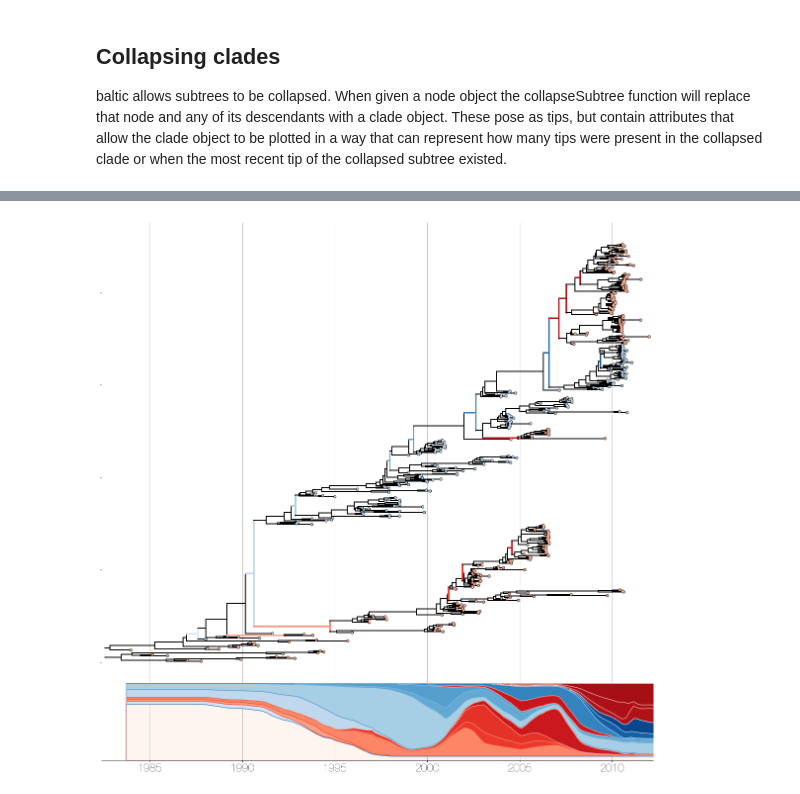
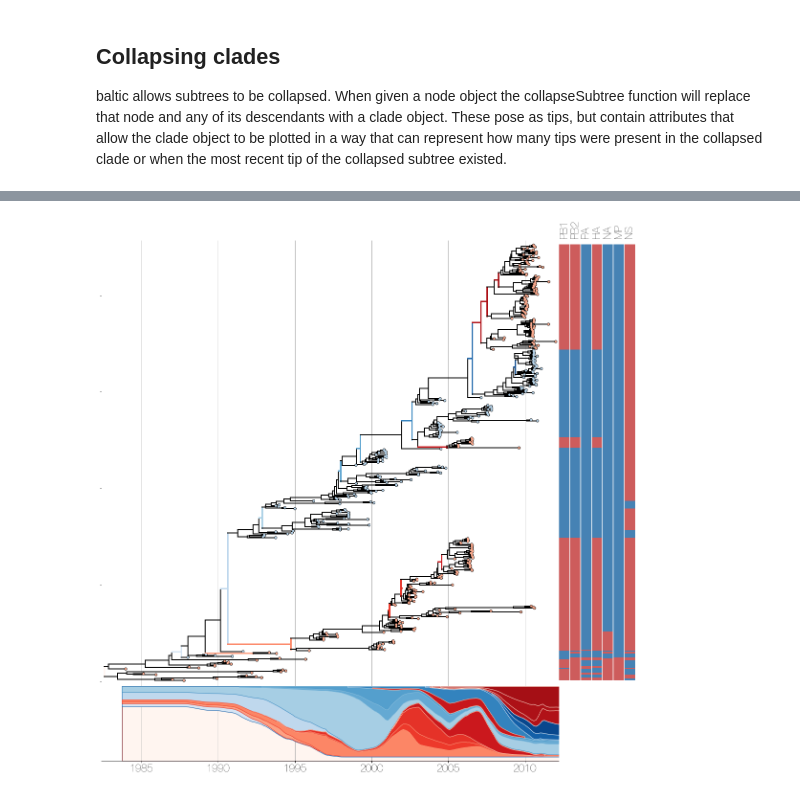
Before and after one commit to evogytis/baltic, a Jupyter notebook: austechia.ipynb, the cells around one changed output, grey strips where cells are left out. Saved outputs shown, nothing was run; the diff lists cells and outputs as text; code cells hidden in the pictures.

```diff
--- a/austechia.ipynb
+++ b/austechia.ipynb
@@ -626,6 +739,9 @@ foci=[all_tips[randomTip]] ## set it as focus - any tips listed here will be con
 
 controlDepth=max([trees[treeName].treeHeight for treeName in tree_names]) ## find the height of the highest tree
 
+effects=[path_effects.Stroke(linewidth=4, foreground='white'),
+                 path_effects.Stroke(linewidth=0.5, foreground='black')] ## black text, white outline
+
 for t,tr in enumerate(tree_names): ## iterate over trees
     baseCircle=2*np.pi*startFrom ## tree starts here along the circle
 
@@ -641,7 +757,7 @@ for t,tr in enumerate(tree_names): ## iterate over trees
         labelX=inwardSpace+1.05
     labelY=baseCircle+circFrac*np.pi
 
-    ax.text(np.sin(labelY)*labelX*1.05,np.cos(labelY)*labelX*1.05,'%s'%(tr[:-1]),size=30,rotation=-np.rad2deg(labelY),va='center',ha='center')
+    ax.text(np.sin(labelY)*labelX*1.05,np.cos(labelY)*labelX*1.05,'%s'%(tr[:-1]),size=30,rotation=-np.rad2deg(labelY),va='center',ha='center',path_effects=effects)
 
     treeBar=np.linspace(baseCircle,baseCircle+2*gap*circFrac*np.pi,40)
     ax.plot(np.sin(treeBar)*labelX,np.cos(treeBar)*labelX,lw=2,ls='-',color='k')
@@ -963,6 +1075,9 @@ branchWidth=2 ## default branch width
 ancestor=mtt.commonAncestor(['37','46'],numName=True) ## identify common ancestor node of two (or more) tips
 mtt.collapseSubtree(ancestor,'Collapsed node',widthFunction=lambda x:1) ## the width function transforms the number of descendant tips that the node had into an amount of vertical space that the clade will receive in the plotted tree
 mtt.sortBranches()
+
+effects=[path_effects.Stroke(linewidth=4, foreground='white'),
+                 path_effects.Stroke(linewidth=0.5, foreground='black')] ## black text, white outline
 
 for k in mtt.Objects: ## iterate over objects in tree
     x=k.x ## or from x position determined earlier
@@ -982,7 +1097,8 @@ for k in mtt.Objects: ## iterate over objects in tree
 
         ax.scatter(x,y,s=s,facecolor=c,edgecolor='none',zorder=11) ## plot circle for every tip
         ax.scatter(x,y,s=s+0.8*s,facecolor='k',edgecolor='none',zorder=10) ## plot black circle underneath
-        ax.text(x+30/365.0,y,'%s'%(k.numName),ha='left',va='center',size=12)
+
+        ax.text(x+30/365.0,y,'%s'%(k.numName),ha='left',va='center',size=12,path_effects=effects) ## note that path effects are being used
     elif k.branchType=='node': ## if node...
         ax.scatter(x,y,facecolor=c,s=50,edgecolor='none',zorder=10,lw=2,marker='|') ## mark every node in the tree to highlight that it's a multitype tree
         ax.plot([x,x],[k.children[-1].y,k.children[0].y],lw=branchWidth,color=c,ls='-',zorder=9)
@@ -1030,6 +1146,9 @@ print mtt.treeHeight
 
 fig,ax = plt.subplots(figsize=(10,10),facecolor='w')
 
+effects=[path_effects.Stroke(linewidth=4, foreground='white'),
+                 path_effects.Stroke(linewidth=0.5, foreground='black')] ## black text, white outline
+
 for k in mtt.Objects: ## iterate over objects in tree
     x=k.x ## or from x position determined earlier
     y=k.y ## get y position from .drawTree that was run earlier, but could be anything else
@@ -1049,11 +1168,11 @@ for k in mtt.Objects: ## iterate over objects in tree
         if isinstance(k,bt.leaf): ## if branch is a leaf object
             ax.scatter(x,y,s=s,facecolor=c,edgecolor='none',zorder=11) ## plot circle for every tip
             ax.scatter(x,y,s=s+0.8*s,facecolor='k',edgecolor='none',zorder=10) ## plot black circle underneath
-            ax.text(x+30/365.0,y,'%s'%(k.numName),ha='left',va='center',size=12)
+            ax.text(x+30/365.0,y,'%s'%(k.numName),ha='left',va='center',size=12,path_effects=effects)
         else: ## if not - it's actually a clade object
             clade=plt.Polygon(([x,y-0.001*len(mtt.Objects)],[x,y+0.001*len(mtt.Objects)],[k.lastHeight,y+k.width/2.0],[k.lastHeight,y-k.width/2.0]),facecolor=c,edgecolor='none',zorder=12) ## define a triangle polygon
             ax.add_patch(clade)
-            ax.text(k.lastHeight+30/365.0,y,'%s'%(k.numName),ha='left',va='center',size=12)
+            ax.text(k.lastHeight+30/365.0,y,'%s'%(k.numName),ha='left',va='center',size=12,path_effects=effects)
 
 
     elif k.branchType=='node': ## if node...
@@ -1145,10 +1296,10 @@ for n,nd in enumerate(ll.traverse_tree(include_all=True)[1:]): ## frequencies ar
 import matplotlib.gridspec as gridspec
 fig = plt.subplots(figsize=(20,20),facecolor='w')
 
-gs = gridspec.GridSpec(2, 1,height_ratios=[6,1],hspace=0.0)
-ax2 = plt.subplot(gs[0])
-ax= plt.subplot(gs[1],sharex=ax2)
-
+gs = gridspec.GridSpec(2, 2,height_ratios=[6,1],width_ratios=[6,1],hspace=0.0,wspace=0.0)
+ax_tree = plt.subplot(gs[0])
+ax_muller = plt.subplot(gs[2],sharex=ax_tree)
+ax_genome = plt.subplot(gs[1],sharey=ax_tree)
 condition=lambda x:(len([1 for k in x.children if k.branchType=='node' and len(k.leaves)>=12])==2)
 
 ll.sortBranches(descending=False)
@@ -1202,7 +1353,7 @@ def plot_subclade(ax, cfreq, clade, pivots):
 
 
 cfreq = np.zeros_like(pivots) ## empty list to hold trajectories
-plot_subclade(ax, cfreq, ll.root.children[-1], pivots)
+plot_subclade(ax_muller, cfreq, ll.root.children[-1], pivots)
 
 for k in ll.Objects:
 
@@ -1218,52 +1369,71 @@ for k in ll.Objects:
     colour='k'
     lw=2
     x=k.absoluteTime ## or from x position determined earlier
     y=k.y ## get y position from .drawTree that was run earlier, but could be anything else
 
     xp=k.parent.absoluteTime ## get x position of current object's parent
     if x==None: ## matplotlib won't plot Nones, like root
         x=0.0
     if xp==None:
         xp=x
 
     if k.branchType=='node':
         ly=k.children[0].y
         ry=k.children[-1].y
         if condition(k) or k.traits[traitName]!=k.parent.traits[traitName]:
 #             fr=k.y/ll.ySpan
             fr=k.height/ll.treeHeight
             colour=cmap(fr)
             lw=3
-        ax2.plot([x,x],[ly,ry],color=colour,lw=lw,zorder=3)
+        ax_tree.plot([x,x],[ly,ry],color=colour,lw=lw,zorder=3)
     else:
-        ax2.scatter(x,y,s=20,facecolor=cmap(0.3),edgecolor='none',zorder=4)
-        ax2.scatter(x,y,s=20*1.9,facecolor='k',edgecolor='none',zorder=3)
-    ax2.plot([xp,x],[y,y],color=colour,lw=lw,zorder=3)
+        ax_tree.scatter(x,y,s=20,facecolor=cmap(0.3),edgecolor='none',zorder=4)
+        ax_tree.scatter(x,y,s=20*1.9,facecolor='k',edgecolor='none',zorder=3)
+    ax_tree.plot([xp,x],[y,y],color=colour,lw=lw,zorder=3)
 
+
+segments=['PB1','PB2','PA','HA','NA','MP','NS'] ## keys for traits
+for k in ll.Objects: ## iterate over branches
+    for s in range(len(segments)): ## iterate over trait keys
+        c=['indianred' if k.traits[segments[s]]=='V' else 'steelblue'][0] ## red for V, blue for Y
+        lineage=plt.Rectangle((s,k.y),1,1,facecolor=c,edgecolor='none') ## rectangle with height and width 1, at y position of tip and at the index of the key
+        ax_genome.add_patch(lineage) ## add coloured rectangle to plot
+ax_genome.set_xticks(np.arange(0.5,len(segments)+0.5))
+ax_genome.set_xticklabels(segments,rotation=90)
+[ax_genome.axvline(x,color='w') for x in range(len(segments))]
 
 ats=[k.absoluteTime for k in ll.Objects]
 fr=0.2
-ax.set_xlim(min(pivots),max(pivots))
-ax2.set_xlim(min(ats)-fr,max(ats)+fr)
-ax.set_ylim(0,1)
-ax.invert_yaxis()
+ax_muller.set_xlim(min(pivots),max(pivots))
+ax_tree.set_xlim(min(ats)-fr,max(ats)+fr)
+ax_genome.set_xlim(0,len(segments))
 
-ax.spines['top'].set_visible(False) ## no axes
-ax.spines['right'].set_visible(False)
-ax.spines['left'].set_visible(False)
-#ax.spines['bottom'].set_visible(False)
+ax_muller.set_ylim(0,1)
+ax_muller.invert_yaxis()
+ax_tree.set_ylim(-5,ll.ySpan+5)
 
-ax2.spines['top'].set_visible(False) ## no axes
-ax2.spines['right'].set_visible(False)
-ax2.spines['left'].set_visible(False)
+ax_muller.spines['top'].set_visible(False) ## no axes
+ax_muller.spines['right'].set_visible(False)
+ax_muller.spines['left'].set_visible(False)
 
-ax2.tick_params(axis='x',size=0) ## no labels
-ax.tick_params(axis='y',size=0)
-ax.set_yticklabels([])
-ax2.set_yticklabels([])
+ax_tree.spines['top'].set_visible(False) ## no axes
+ax_tree.spines['right'].set_visible(False)
+ax_tree.spines['left'].set_visible(False)
 
-ax.grid(axis='x')
-ax2.grid(axis='x')
+ax_genome.spines['top'].set_visible(False) ## no axes
+ax_genome.spines['right'].set_visible(False)
+ax_genome.spines['left'].set_visible(False)
+ax_genome.spines['bottom'].set_visible(False)
+
+ax_tree.tick_params(axis='x',size=0) ## no labels
+ax_muller.tick_params(axis='y',size=0)
+ax_genome.tick_params(size=0)
+ax_muller.set_yticklabels([])
+ax_tree.set_yticklabels([])
+ax_genome.xaxis.set_ticks_position('top')
+
+ax_muller.grid(axis='x')
+ax_tree.grid(axis='x')
 plt.show()
 # %% [output]
-[figure, old version]
+[figure, new version]
```
Also changed, not shown: parts of 18 cells of this notebook, 1 other file.
